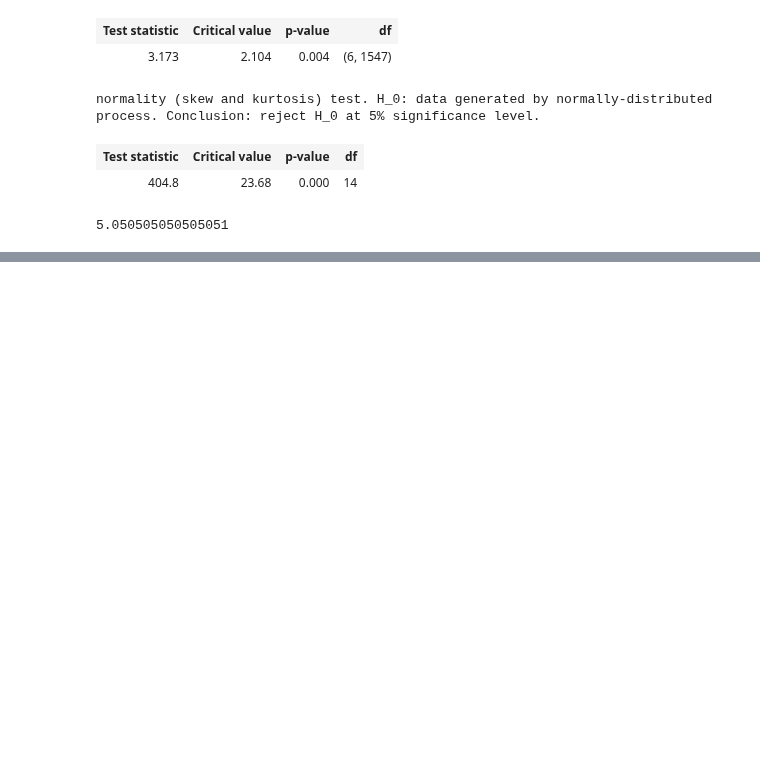
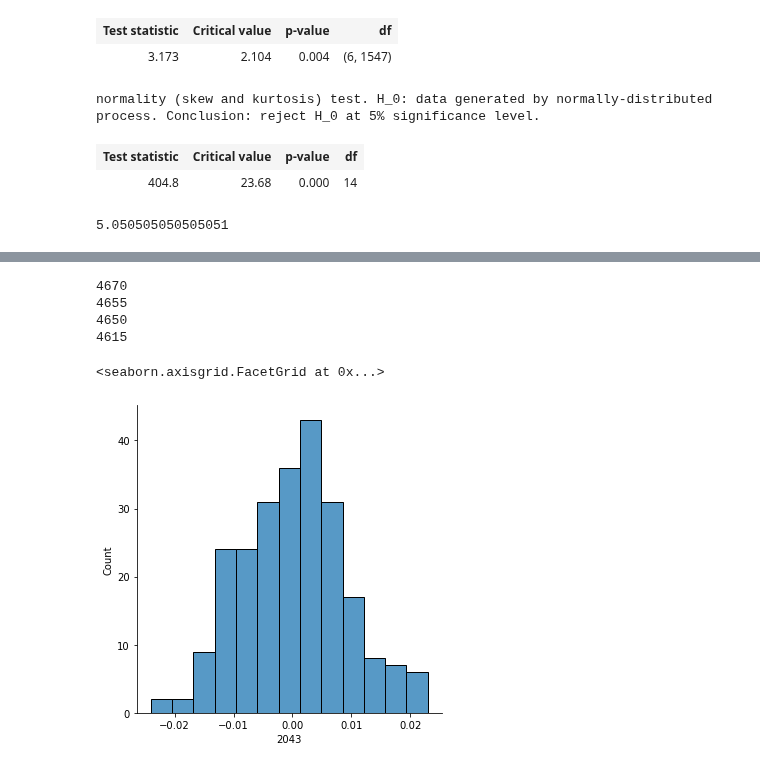
Before and after one commit to LyuLingfeng95/PhDProject1, a Jupyter notebook: Project1_p6_volatility.ipynb, the cells around one changed output, grey strips where cells are left out. Saved outputs shown, nothing was run; the diff lists cells and outputs as text; code cells hidden in the pictures; blank space fills up the shorter version.

```diff
--- a/Project1_p6_volatility.ipynb
+++ b/Project1_p6_volatility.ipynb
@@ -1355,0 +1374,6 @@ Mackay - Isaac - Whitsunday
+# %%
+pcadf_sa4 = pcadf_sa4_date.set_index("date")
+df_rf_nat = PC_nat
+df1 = df_rf_nat.join(pcadf_sa4)
+df2 = df1.interpolate(method='linear').interpolate(method="spline", order=1, limit_direction="both")
+df2.corr().round(3)
@@ -1355,0 +1394,33 @@ Mackay - Isaac - Whitsunday
+# %%
+vol_df = pd.DataFrame([], columns = list(DataFrameDict_postcode.keys()))
+for key in DataFrameDict_postcode.keys():
+    try:
+        df = pd.DataFrame([])
+        sa4_name =  DataFrameDict_postcode[key]["sa4_name16"].unique()[0]
+        df_rf_sa4 = gamma2rf(sa4_name,pcafit_final,d3_final,lag_final)
+        df_rf_nat = PC_nat
+        df1 = df_rf_nat.join(df_rf_sa4)
+        df2 = df1.join(avg_4.loc[avg_4['postcode'] == key].set_index('date'))
+        df3 = df2.join(avg_3.loc[avg_3['sa4'] == sa4_name].set_index('date'))
+        df4 = df3.interpolate(method='linear').interpolate(method="spline", order=1, limit_direction="both")
+        df4['l2'] = df4['l012'] - df4['l01']
+        df5 = df4.drop(['postcode','sa4','l012', 'l01'], axis=1)
+        df6 = df1.interpolate("bfill").interpolate("ffill").reset_index()
+        df6['date'] = df6['date'].astype(str)
+        df7 =  pd.concat([df6,dummies],axis =1)
+        X = df7.iloc[:, 1:].values
+        y = df5.iloc[:, -1].values
+        #result = statm.OLS(y, X).fit()
+        result = statm.OLS(y, X).fit()
+        vol_df[key] = result.resid
+    except:
+        print(key)
+        pass
+# %% [output]
+4670
+4655
+4650
+4615
+# %%
+vol_df['date'] = PC_nat.reset_index()['date']
+vol_df = vol_df.set_index('date')
@@ -1355,0 +1443,5 @@ Mackay - Isaac - Whitsunday
+# %%
+sns.displot(vol_df, x="2043")
+# %% [output]
+<seaborn.axisgrid.FacetGrid at 0x...>
+[figure, added]
```
Also changed, not shown: parts of 11 cells of this notebook.
